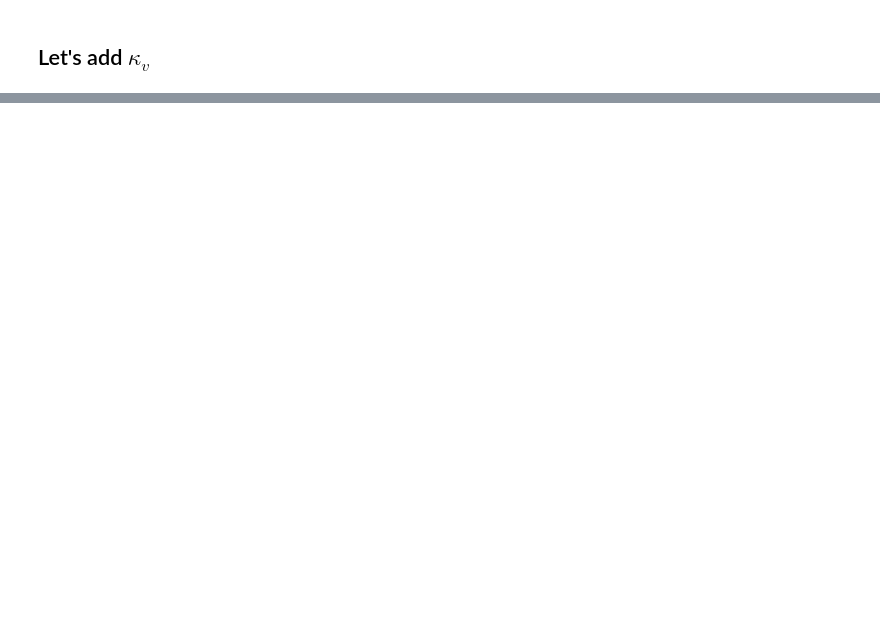
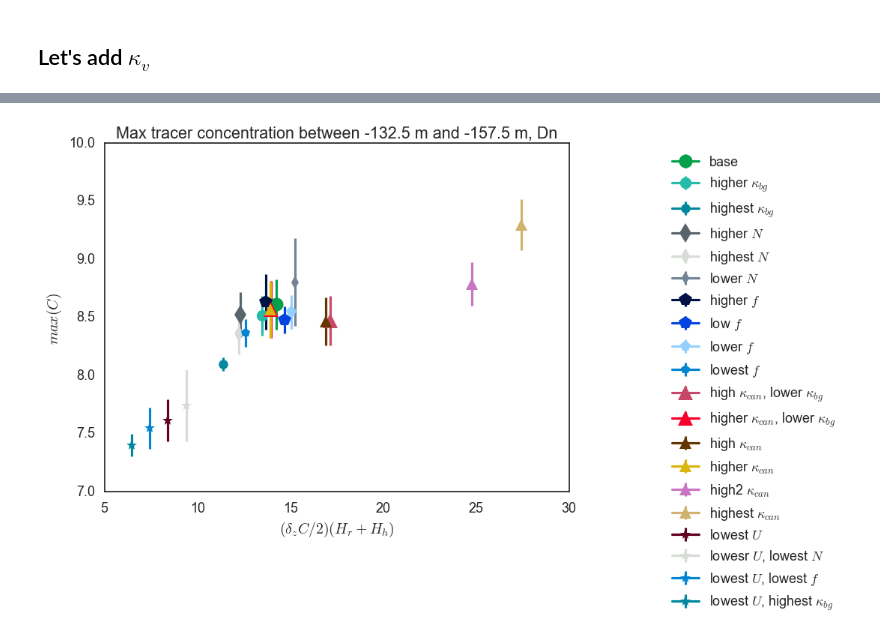
Before and after one commit to UBC-MOAD/outputanalysisnotebooks, a Jupyter notebook: scaling/scale_TrGradient_within_canyon.ipynb, the cells around one changed output, grey strips where cells are left out. Cells and saved outputs as stored; diff of their text form; code cells hidden in the pictures; blank space fills up the shorter version.

```diff
--- a/scaling/scale_TrGradient_within_canyon.ipynb
+++ b/scaling/scale_TrGradient_within_canyon.ipynb
@@ -231,0 +329,29 @@ plt.show()
+# %%
+# Let's see it if works
+
+# Choose only the runs that satisfy all restrictions in Allen and Hickey (2010)
+
+stname = 'DnC' # Station at downstream side of canyon
+
+fig,ax = plt.subplots(1,1,figsize=(8,6))
+labels=[]
+t=6 # days
+for rec in records:
+
+    plt1 = ax.errorbar((-rec.maxdTrdz*(Hh+Hr))/2.0,rec.maxTr,
+                   yerr = rec.stdTr,
+                    marker = rec.mstyle,
+                    markersize = rec.msize,
+                    color = sns.xkcd_rgb[rec.color],
+                    label=rec.label)
+
+    ax.set_title('Max tracer concentration between %1.1f m and %1.1f m, Dn' %(rc[26],rc[31]))
+    ax.set_ylabel('$max(C)$ ')
+    ax.set_xlabel('$(\delta_zC/2)(H_{r}+H_h)$')
+
+    ax.legend(bbox_to_anchor=(1.6,1))
+#ax.set_xscale('log')
+
+plt.show()
+# %% [output]
+[figure, added]
```
Also changed, not shown: parts of 23 cells of this notebook, 6 other files.
